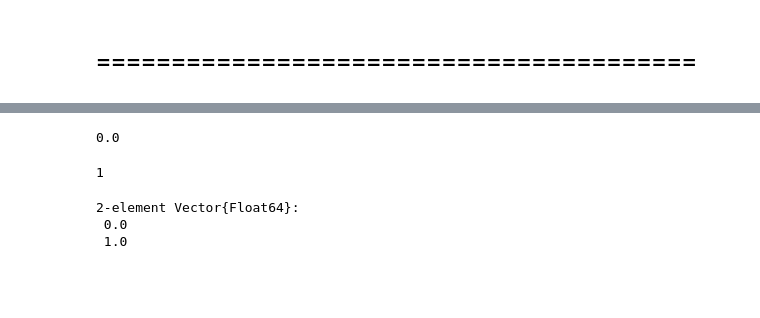
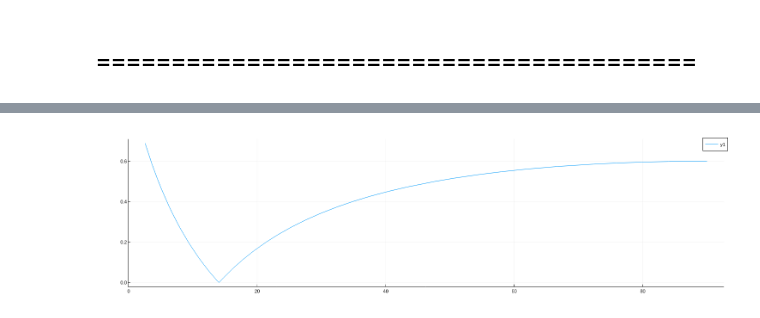
Before and after one commit to Gabmtzz/nanoOpt.jl, a Jupyter notebook: notebook/scatter2d/Untitled.ipynb, the cells around one changed output, grey strips where cells are left out. Drawn from its saved outputs; the diff is of its cells as text; code cells hidden in the pictures; blank space fills up the shorter version.

```diff
--- a/notebook/scatter2d/Untitled.ipynb
+++ b/notebook/scatter2d/Untitled.ipynb
@@ -130,14 +71,12 @@ constBel(i,j,v,vˡ,u,sV,layer,k0,"Layer")
-# %%
-δ(i,j)*δ(v,vˡ)*0.5*(δ(u,1)-δ(u,2))+δ(i,j)*δ(v,vˡ)*δ(sV)*δ(u,1)*((εL(k0)-ε1(k0))/(εL(k0)+ε1(k0)))
-# %% [output]
-0.0
-# %%
-δ(sV)
-# %% [output]
-1
-# %%
-[0.;1.]
-# %% [output]
-2-element Vector{Float64}:
- 0.0
- 1.0
+# %%
+k= mat1.k(k0)
+kpar = LinRange(0,0.999*k,1000)[:,1]
+ϕ = @. 180 * asin(kpar/k)/π;
+# %%
+rtC = rtcoeffs(layer,k0,kpar,"up")
+r,t = rtC.r,rtC.t;
+# %%
+plotly()
+plot(90 .-ϕ,abs.(r.TM))
+# %% [output]
+[figure, added]
```
Also changed, not shown: parts of 23 cells of this notebook, 4 other files.
